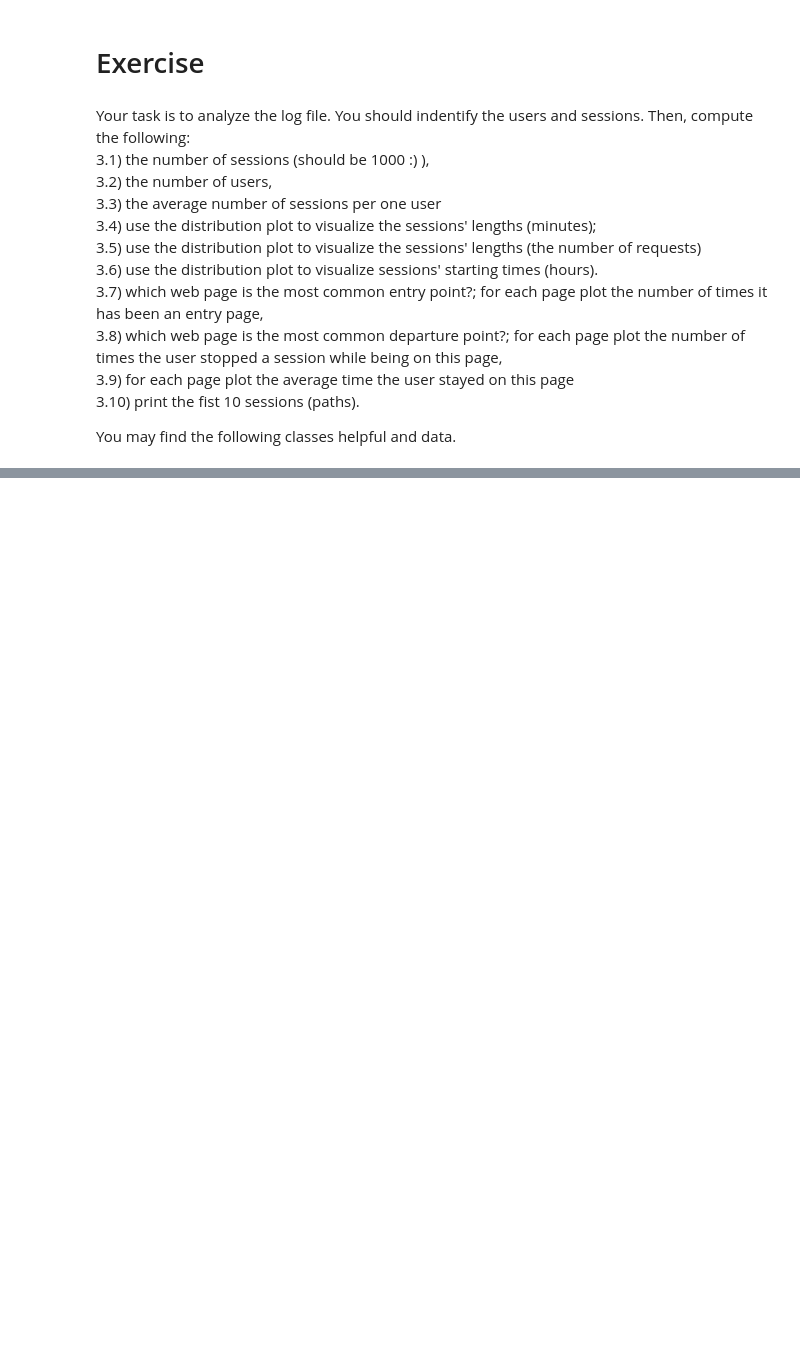
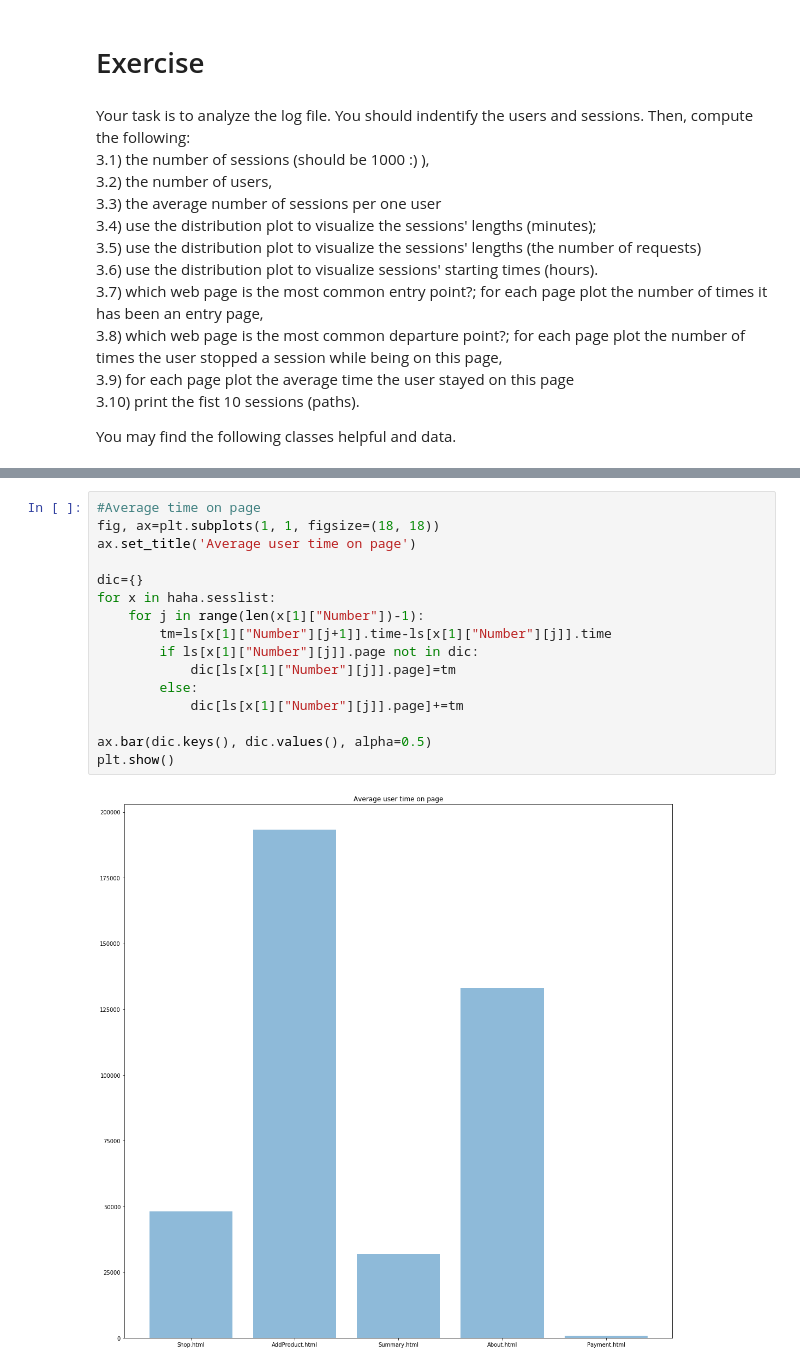
Before and after one commit to JonothorDarry/ZI_Tomczykland, a Jupyter notebook: Lab7_LogAnalysis/Lab10_Logs.ipynb, the cells around one changed output, grey strips where cells are left out. Cells and saved outputs as stored; diff of their text form; blank space fills up the shorter version.

```diff
--- a/Lab7_LogAnalysis/Lab10_Logs.ipynb
+++ b/Lab7_LogAnalysis/Lab10_Logs.ipynb
@@ -181,0 +173,18 @@ class Computer:
+# %%
+#Average time on page
+fig, ax=plt.subplots(1, 1, figsize=(18, 18))
+ax.set_title('Average user time on page')
+
+dic={}
+for x in haha.sesslist:
+    for j in range(len(x[1]["Number"])-1):
+        tm=ls[x[1]["Number"][j+1]].time-ls[x[1]["Number"][j]].time
+        if ls[x[1]["Number"][j]].page not in dic:
+            dic[ls[x[1]["Number"][j]].page]=tm
+        else:
+            dic[ls[x[1]["Number"][j]].page]+=tm
+
+ax.bar(dic.keys(), dic.values(), alpha=0.5)
+plt.show()
+# %% [output]
+[figure, added]
```
Also changed, not shown: parts of 5 cells of this notebook.
